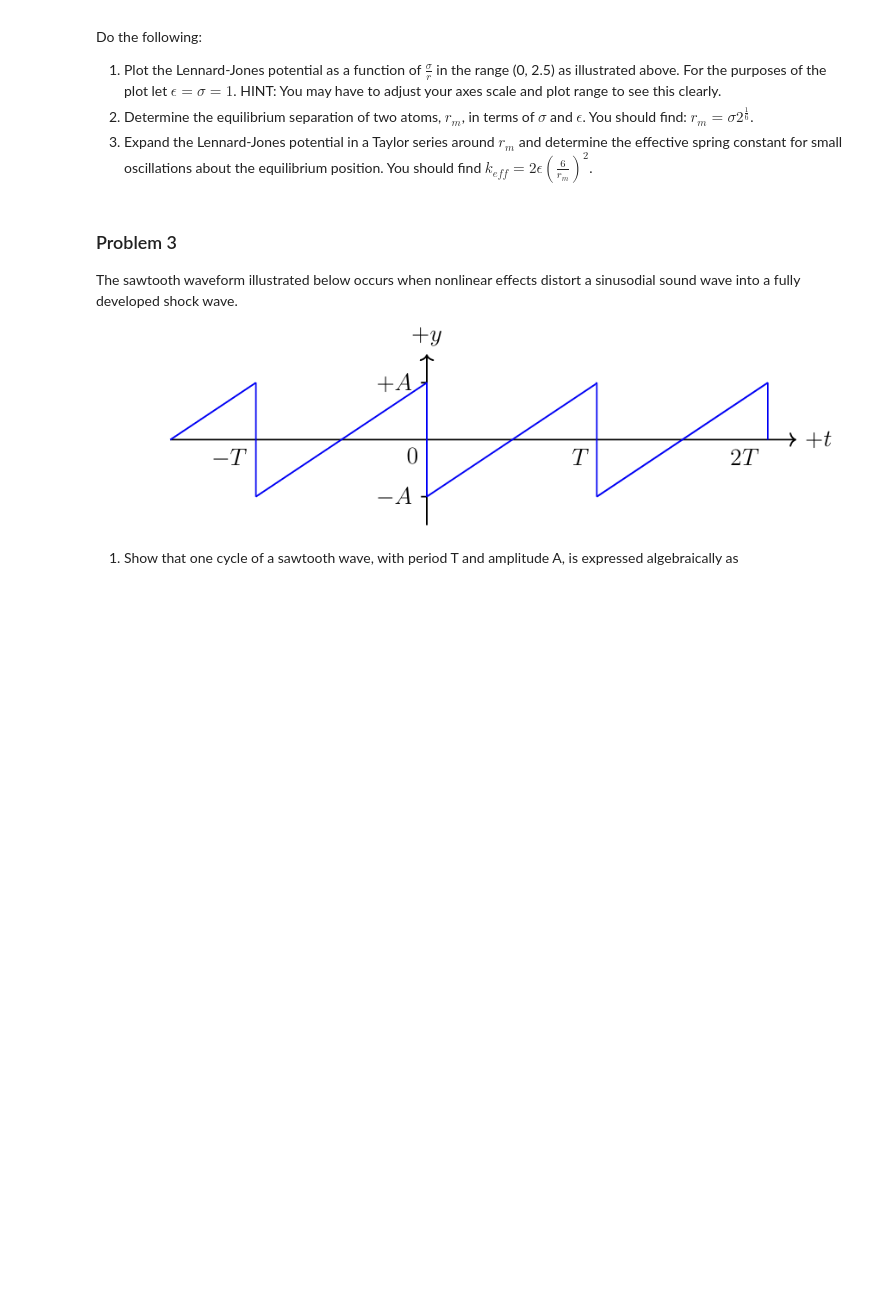
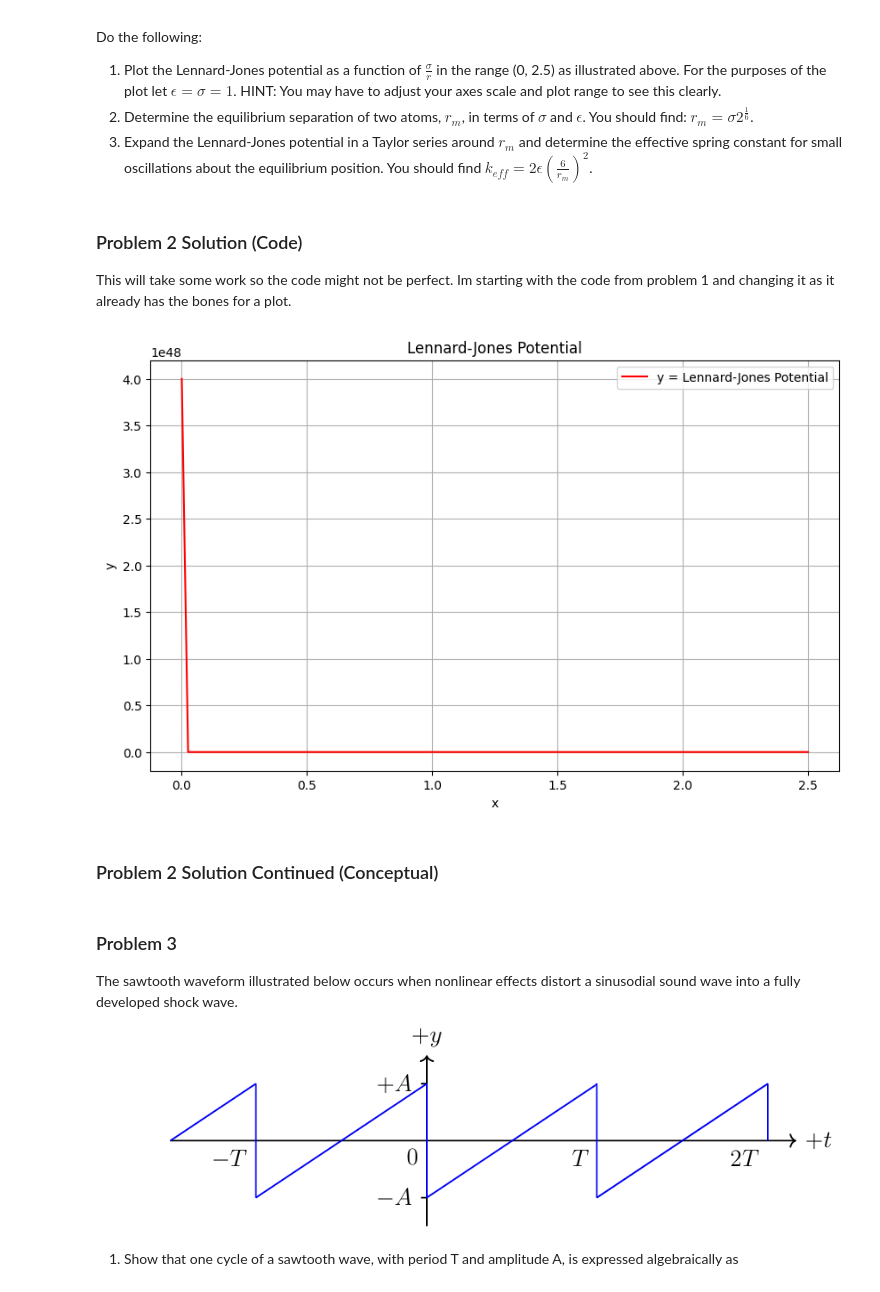
Before and after one commit to Caleb-M-Y/Spring-Acoustics---ElectroMag2, a Jupyter notebook: Acoustics/Acoustics_HW_1.ipynb, the cells around one changed output. Saved outputs shown, nothing was run; the diff lists cells and outputs as text; code cells hidden in the pictures; blank space fills up the shorter version.

```diff
--- a/Acoustics/Acoustics_HW_1.ipynb
+++ b/Acoustics/Acoustics_HW_1.ipynb
@@ -17,6 +74,39 @@ Do the following:
 1. Plot the Lennard-Jones potential as a function of $\frac{\sigma}{r}$ in the range (0, 2.5) as illustrated above. For the purposes of the plot let $\epsilon = \sigma = 1$. HINT: You may have to adjust your axes scale and plot range to see this clearly.
 2. Determine the equilibrium separation of two atoms, $r_{m}$, in terms of $\sigma$ and $\epsilon$. You should find: $r_{m} = \sigma 2^{\frac{1}{6}}$.
 3. Expand the Lennard-Jones potential in a Taylor series around $r_{m}$ and determine the effective spring constant for small oscillations about the equilibrium position. You should find $k_{eff} = 2\epsilon (\frac{6}{r_{m}})^{2}$.
+# %% [markdown]
+### Problem 2 Solution (Code)
+This will take some work so the code might not be perfect. Im starting with the code from problem 1 and changing it as it already has the bones for a plot.
+# %%
+import matplotlib.pyplot as plt
+import numpy as np
+from math import factorial
+import math
+
+x = np.linspace(0.0001, 2.5, 100) # this will be the r term
+e = s = 1
+c = s / x
+y = (4 * e) * ((c)**12 - (c)**6)
+#y1 = x
+#y2 = x - (x**3)/factorial(3)
+#y3 = x - (x**3)/factorial(3) + (x**5)/factorial(5)
+#y4 = x - (x**3)/factorial(3) + (x**5)/factorial(5) - (x**7)/factorial(7)
+plt.figure(figsize=(10, 6))
+plt.plot(x, y, linestyle='-', color='r', label='y = Lennard-Jones Potential')
+#plt.plot(x, y1, linestyle='--', color='b', label='y=x')
+#plt.plot(x, y2, linestyle='--', color='g', label='y=x - (x**3)/factorial(3)')
+#plt.plot(x, y3, linestyle='--', color='y', label='y=x - (x**3)/factorial(3) + (x**5)/factorial(5)')
+#plt.plot(x, y4, linestyle='--', color='m', label='y=x - (x**3)/factorial(3) + (x**5)/factorial(5) - (x**7)/factorial(7)')
+plt.title('Lennard-Jones Potential')
+plt.xlabel('x')
+plt.ylabel('y')
+plt.legend()
+plt.grid(True)
+plt.show()
+# %% [output]
+[figure, added]
+# %% [markdown]
+### Problem 2 Solution Continued (Conceptual)
 # %% [markdown]
 ### Problem 3
 The sawtooth waveform illustrated below occurs when nonlinear effects distort a sinusodial sound wave into a fully developed shock wave.
```
Also changed, not shown: parts of 3 cells of this notebook, 1 other file.
